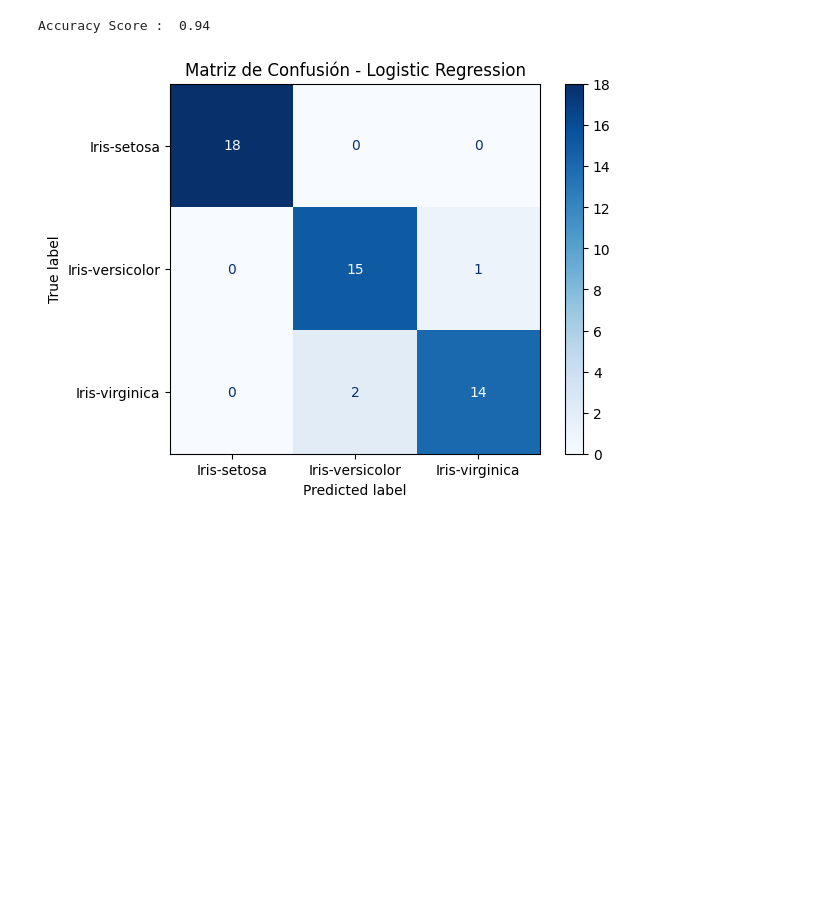
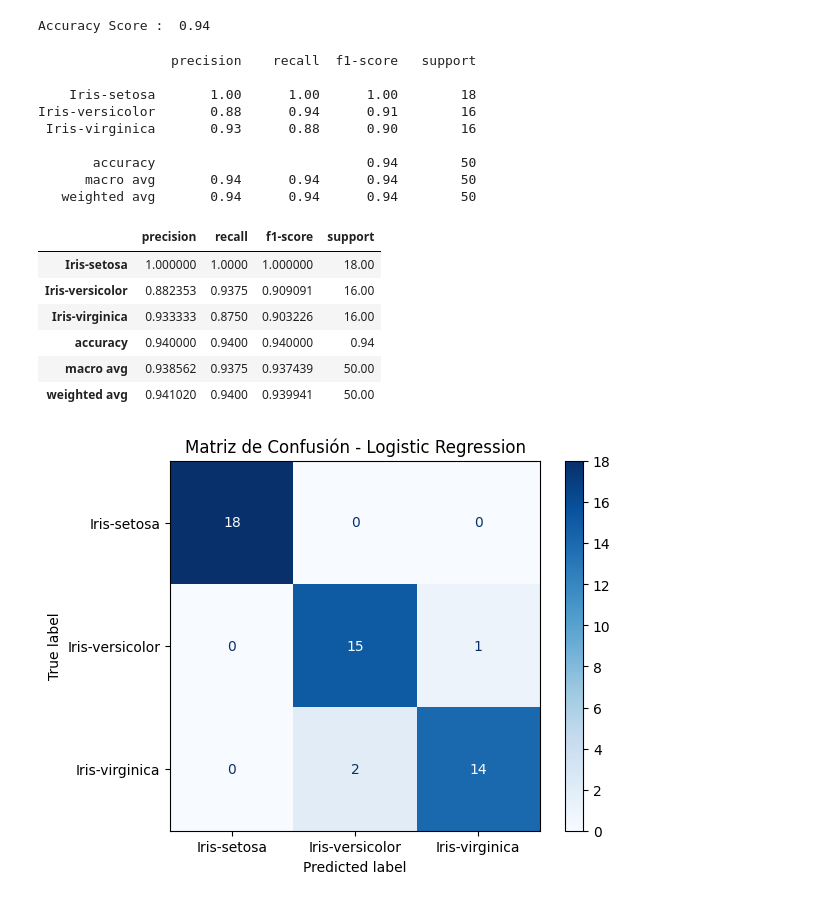
Before and after one commit to machius/MLCrashCourse, a Jupyter notebook: iris_classification_logistic_regression.ipynb, the cells around one changed output. Saved outputs shown, nothing was run; the diff lists cells and outputs as text; code cells hidden in the pictures; blank space fills up the shorter version.

```diff
--- a/iris_classification_logistic_regression.ipynb
+++ b/iris_classification_logistic_regression.ipynb
@@ -280,6 +280,38 @@ accuracy_score_logr = accuracy_score(y_test,y_pred,normalize=True)
 print("Accuracy Score : ",accuracy_score_logr)
 # %% [output]
 Accuracy Score :  0.94
+# %%
+from sklearn.metrics import classification_report
+
+# Predicciones del modelo
+y_pred = logr.predict(x_test)
+
+# Reporte de clasificación
+print(classification_report(y_test, y_pred))
+
+# Mostrar el reporte como DataFrame
+report = classification_report(y_test, y_pred, output_dict=True)
+
+report_df = pd.DataFrame(report).transpose()
+
+display(report_df)
+# %% [output]
+                 precision    recall  f1-score   support
+
+    Iris-setosa       1.00      1.00      1.00        18
+Iris-versicolor       0.88      0.94      0.91        16
+ Iris-virginica       0.93      0.88      0.90        16
+
+       accuracy                           0.94        50
+      macro avg       0.94      0.94      0.94        50
+   weighted avg       0.94      0.94      0.94        50
+|  | precision | recall | f1-score | support |
+| Iris-setosa | 1.000000 | 1.0000 | 1.000000 | 18.00 |
+| Iris-versicolor | 0.882353 | 0.9375 | 0.909091 | 16.00 |
+| Iris-virginica | 0.933333 | 0.8750 | 0.903226 | 16.00 |
+| accuracy | 0.940000 | 0.9400 | 0.940000 | 0.94 |
+| macro avg | 0.938562 | 0.9375 | 0.937439 | 50.00 |
+| weighted avg | 0.941020 | 0.9400 | 0.939941 | 50.00 |
 # %%
 # Matriz de Confusión - Permite identificar no solamente cuántas predicciones fueron correctas, sino también en qué especies se equivoca el modelo.
 # La diagonal principal representa las clasificaciones correctas, mientras que los valores fuera de la diagonal corresponden a errores de clasificación.
```
